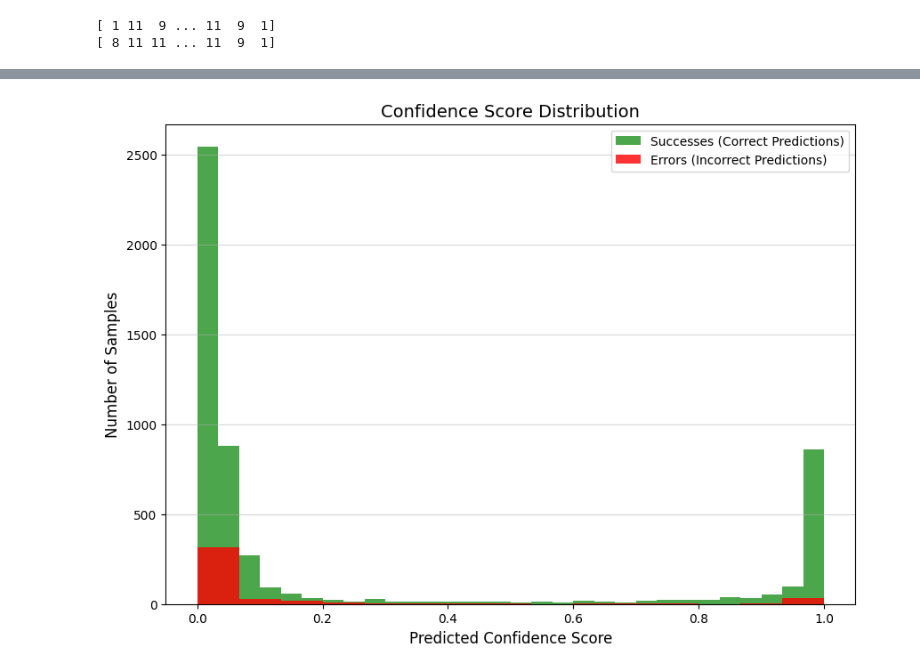
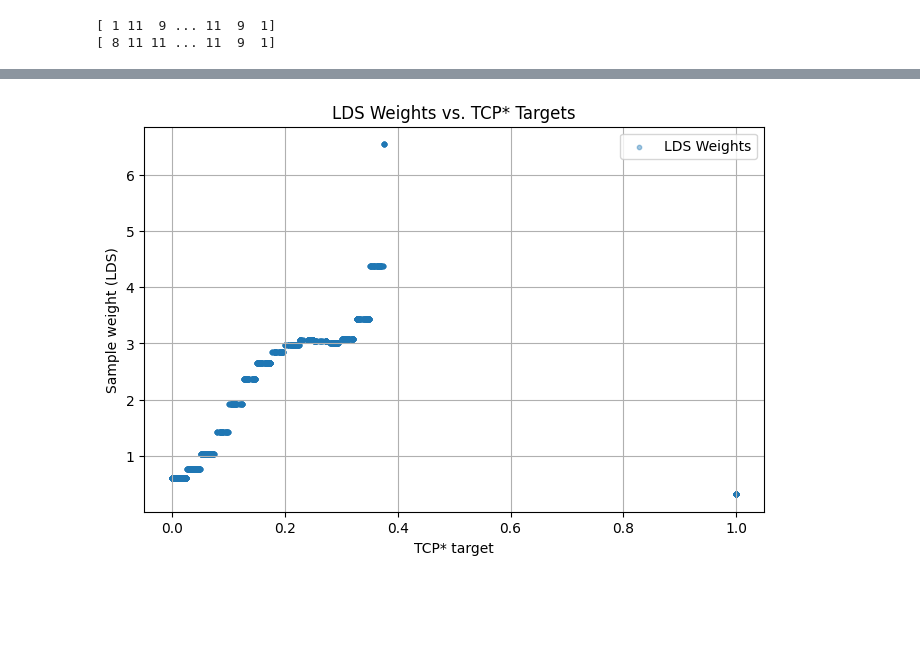
Before and after one commit to anushka-220/Summer-Project-, a Jupyter notebook: TCP_with_mse_fds_lds.ipynb, the cells around one changed output, grey strips where cells are left out. Cells and saved outputs as stored; diff of their text form; code cells hidden in the pictures; blank space fills up the shorter version.

```diff
--- a/TCP_with_mse_fds_lds.ipynb
+++ b/TCP_with_mse_fds_lds.ipynb
@@ -352,24 +188,5 @@ plt.grid(True)
-# %%
-import matplotlib.pyplot as plt
-from sklearn.preprocessing import LabelEncoder
-label_encoder = LabelEncoder()
-y_labels_int = label_encoder.fit_transform(y_labels)
-is_correct = (y_hat == y_true_class)
-success_confidences = confidence_scores[is_correct]
-error_confidences = confidence_scores[~is_correct]
-
-plt.figure(figsize=(10, 7))
-# bins = np.linspace(0, 1, 50)
-# plt.hist(success_confidences, bins=bins, alpha=0.7, label='Success', color='green')
-# plt.hist(error_confidences, bins=bins, alpha=0.7, label='Error', color='red')
-
-plt.hist(success_confidences, bins=30, alpha=0.7, label='Successes (Correct Predictions)', color='green')
-plt.hist(error_confidences, bins=15, alpha=0.8, label='Errors (Incorrect Predictions)', color='red')
-plt.xlabel('Predicted Confidence Score', fontsize=12)
-plt.ylabel('Number of Samples', fontsize=12)
-plt.title('Confidence Score Distribution', fontsize=14)
-plt.legend()
-plt.grid(axis='y', alpha=0.5)
-plt.show()
-# %% [output]
-[figure, removed]
+# %%
+input_dim = X_train.shape[1]
+num_bins = 40
+bins = np.linspace(0, 1, num_bins + 1)
+bin_ids = np.clip(np.digitize(y_train, bins) - 1, 0, num_bins - 1)
@@ -375,0 +198,28 @@ plt.show()
+# %%
+# LDS weights
+def compute_lds_weights(y, num_bins=60, kernel_sigma=2.0):
+    bins = np.linspace(0, 1, num_bins + 1)
+    bin_ids = np.clip(np.digitize(y, bins) - 1, 0, num_bins - 1)
+    counts = np.bincount(bin_ids, minlength=num_bins)
+
+    distances = np.arange(num_bins)[:, None] - np.arange(num_bins)[None, :]
+    kernel = np.exp(-0.5 * (distances / kernel_sigma) ** 2)
+    kernel = kernel / kernel.sum(axis=1, keepdims=True)
+    smoothed_counts = kernel @ counts
+
+    weights = 1.0 / (smoothed_counts[bin_ids] + 1e-6)
+    return (weights / weights.mean()).astype(np.float32)
+
+lds_weights = compute_lds_weights(y_train, num_bins=num_bins, kernel_sigma=2.0)
+lds_weights_tensor = torch.tensor(lds_weights, dtype=torch.float32)
+# %%
+plt.figure(figsize=(8, 5))
+plt.scatter(y_train, lds_weights, alpha=0.4, s=10, label="LDS Weights")
+plt.title("LDS Weights vs. TCP* Targets")
+plt.xlabel("TCP* target")
+plt.ylabel("Sample weight (LDS)")
+plt.grid(True)
+plt.legend()
+plt.show()
+# %% [output]
+[figure, added]
```
Also changed, not shown: parts of 24 cells of this notebook, 39 other files.
